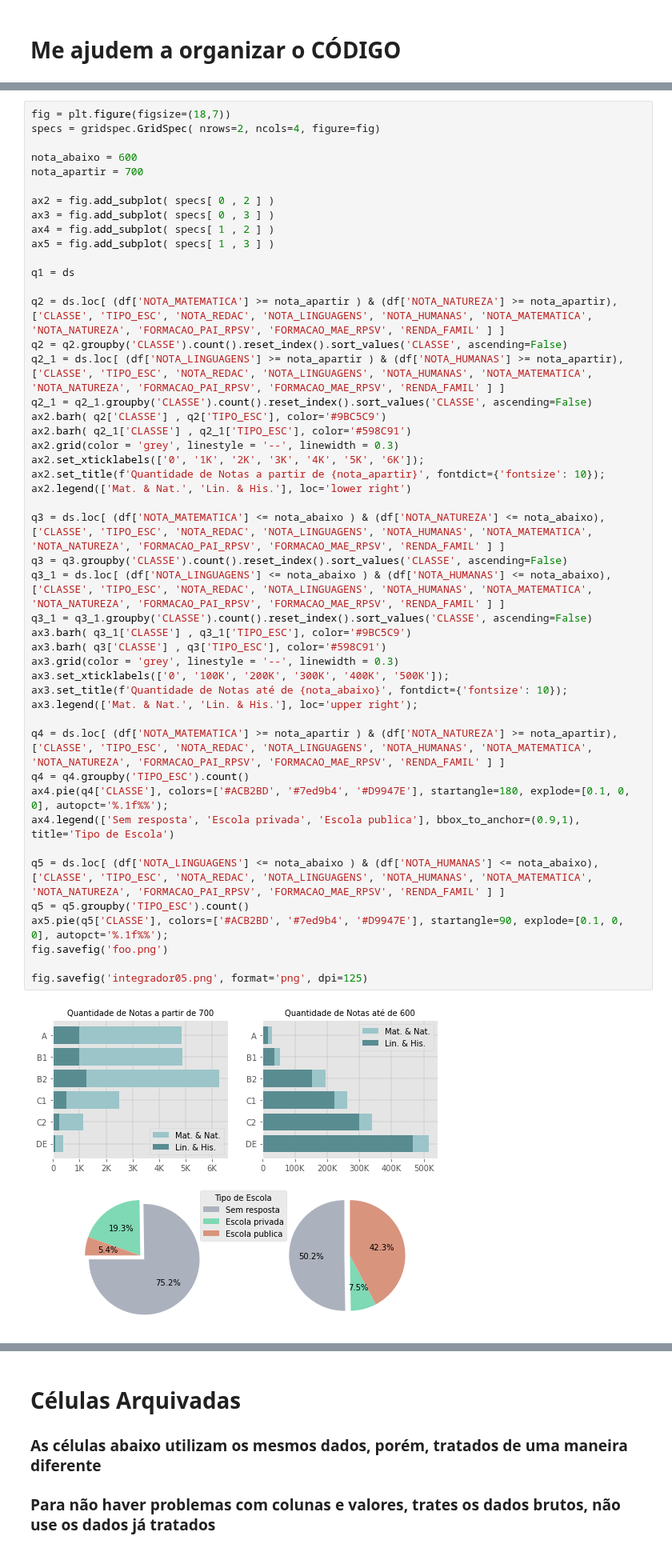
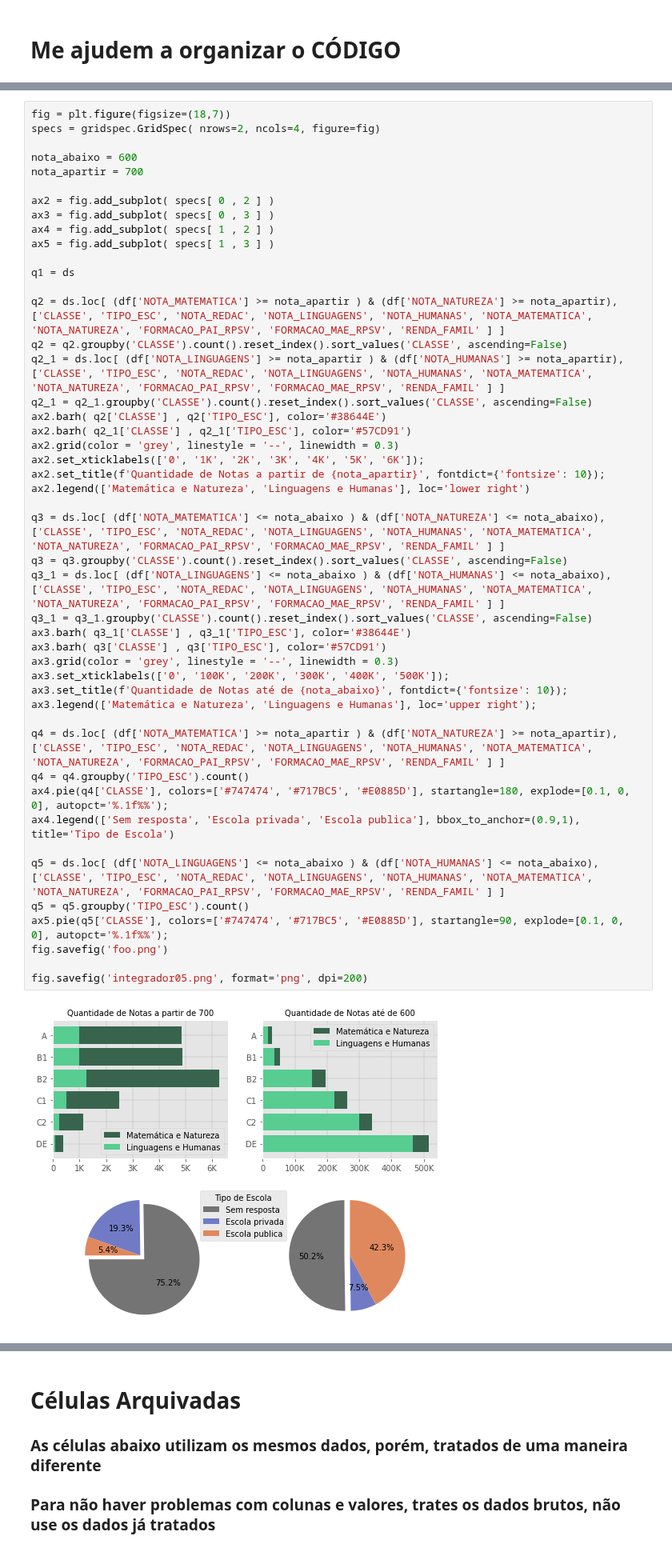
Before and after one commit to gabrielluizone/DS-Integrador-One, a Jupyter notebook: integrador-one.ipynb, the cells around one changed output, grey strips where cells are left out. Shown at 80% size. Cells and saved outputs as stored; diff of their text form.

Commit message:
Kaggle Notebook | Integrador One | Version 60

```diff
--- a/integrador-one.ipynb
+++ b/integrador-one.ipynb
@@ -1047,40 +1014,40 @@ ax3 = fig.add_subplot( specs[ 0 , 3 ] )
 ax4 = fig.add_subplot( specs[ 1 , 2 ] )
 ax5 = fig.add_subplot( specs[ 1 , 3 ] )
 
 q1 = ds
 
 q2 = ds.loc[ (df['NOTA_MATEMATICA'] >= nota_apartir ) & (df['NOTA_NATUREZA'] >= nota_apartir), ['CLASSE', 'TIPO_ESC', 'NOTA_REDAC', 'NOTA_LINGUAGENS', 'NOTA_HUMANAS', 'NOTA_MATEMATICA', 'NOTA_NATUREZA', 'FORMACAO_PAI_RPSV', 'FORMACAO_MAE_RPSV', 'RENDA_FAMIL' ] ]
 q2 = q2.groupby('CLASSE').count().reset_index().sort_values('CLASSE', ascending=False)
 q2_1 = ds.loc[ (df['NOTA_LINGUAGENS'] >= nota_apartir ) & (df['NOTA_HUMANAS'] >= nota_apartir), ['CLASSE', 'TIPO_ESC', 'NOTA_REDAC', 'NOTA_LINGUAGENS', 'NOTA_HUMANAS', 'NOTA_MATEMATICA', 'NOTA_NATUREZA', 'FORMACAO_PAI_RPSV', 'FORMACAO_MAE_RPSV', 'RENDA_FAMIL' ] ]
 q2_1 = q2_1.groupby('CLASSE').count().reset_index().sort_values('CLASSE', ascending=False)
-ax2.barh( q2['CLASSE'] , q2['TIPO_ESC'], color='#9BC5C9')
-ax2.barh( q2_1['CLASSE'] , q2_1['TIPO_ESC'], color='#598C91')
+ax2.barh( q2['CLASSE'] , q2['TIPO_ESC'], color='#38644E')
+ax2.barh( q2_1['CLASSE'] , q2_1['TIPO_ESC'], color='#57CD91')
 ax2.grid(color = 'grey', linestyle = '--', linewidth = 0.3)
 ax2.set_xticklabels(['0', '1K', '2K', '3K', '4K', '5K', '6K']);
 ax2.set_title(f'Quantidade de Notas a partir de {nota_apartir}', fontdict={'fontsize': 10});
-ax2.legend(['Mat. & Nat.', 'Lin. & His.'], loc='lower right')
+ax2.legend(['Matemática e Natureza', 'Linguagens e Humanas'], loc='lower right')
 
 q3 = ds.loc[ (df['NOTA_MATEMATICA'] <= nota_abaixo ) & (df['NOTA_NATUREZA'] <= nota_abaixo), ['CLASSE', 'TIPO_ESC', 'NOTA_REDAC', 'NOTA_LINGUAGENS', 'NOTA_HUMANAS', 'NOTA_MATEMATICA', 'NOTA_NATUREZA', 'FORMACAO_PAI_RPSV', 'FORMACAO_MAE_RPSV', 'RENDA_FAMIL' ] ]
 q3 = q3.groupby('CLASSE').count().reset_index().sort_values('CLASSE', ascending=False)
 q3_1 = ds.loc[ (df['NOTA_LINGUAGENS'] <= nota_abaixo ) & (df['NOTA_HUMANAS'] <= nota_abaixo), ['CLASSE', 'TIPO_ESC', 'NOTA_REDAC', 'NOTA_LINGUAGENS', 'NOTA_HUMANAS', 'NOTA_MATEMATICA', 'NOTA_NATUREZA', 'FORMACAO_PAI_RPSV', 'FORMACAO_MAE_RPSV', 'RENDA_FAMIL' ] ]
 q3_1 = q3_1.groupby('CLASSE').count().reset_index().sort_values('CLASSE', ascending=False)
-ax3.barh( q3_1['CLASSE'] , q3_1['TIPO_ESC'], color='#9BC5C9')
-ax3.barh( q3['CLASSE'] , q3['TIPO_ESC'], color='#598C91')
+ax3.barh( q3_1['CLASSE'] , q3_1['TIPO_ESC'], color='#38644E')
+ax3.barh( q3['CLASSE'] , q3['TIPO_ESC'], color='#57CD91')
 ax3.grid(color = 'grey', linestyle = '--', linewidth = 0.3)
 ax3.set_xticklabels(['0', '100K', '200K', '300K', '400K', '500K']);
 ax3.set_title(f'Quantidade de Notas até de {nota_abaixo}', fontdict={'fontsize': 10});
-ax3.legend(['Mat. & Nat.', 'Lin. & His.'], loc='upper right');
+ax3.legend(['Matemática e Natureza', 'Linguagens e Humanas'], loc='upper right');
 
 q4 = ds.loc[ (df['NOTA_MATEMATICA'] >= nota_apartir ) & (df['NOTA_NATUREZA'] >= nota_apartir), ['CLASSE', 'TIPO_ESC', 'NOTA_REDAC', 'NOTA_LINGUAGENS', 'NOTA_HUMANAS', 'NOTA_MATEMATICA', 'NOTA_NATUREZA', 'FORMACAO_PAI_RPSV', 'FORMACAO_MAE_RPSV', 'RENDA_FAMIL' ] ]
 q4 = q4.groupby('TIPO_ESC').count()
-ax4.pie(q4['CLASSE'], colors=['#ACB2BD', '#7ed9b4', '#D9947E'], startangle=180, explode=[0.1, 0, 0], autopct='%.1f%%');
+ax4.pie(q4['CLASSE'], colors=['#747474', '#717BC5', '#E0885D'], startangle=180, explode=[0.1, 0, 0], autopct='%.1f%%');
 ax4.legend(['Sem resposta', 'Escola privada', 'Escola publica'], bbox_to_anchor=(0.9,1),  title='Tipo de Escola')
 
 q5 = ds.loc[ (df['NOTA_LINGUAGENS'] <= nota_abaixo ) & (df['NOTA_HUMANAS'] <= nota_abaixo), ['CLASSE', 'TIPO_ESC', 'NOTA_REDAC', 'NOTA_LINGUAGENS', 'NOTA_HUMANAS', 'NOTA_MATEMATICA', 'NOTA_NATUREZA', 'FORMACAO_PAI_RPSV', 'FORMACAO_MAE_RPSV', 'RENDA_FAMIL' ] ]
 q5 = q5.groupby('TIPO_ESC').count()
-ax5.pie(q5['CLASSE'], colors=['#ACB2BD', '#7ed9b4', '#D9947E'], startangle=90, explode=[0.1, 0, 0], autopct='%.1f%%');
+ax5.pie(q5['CLASSE'], colors=['#747474', '#717BC5', '#E0885D'], startangle=90, explode=[0.1, 0, 0], autopct='%.1f%%');
 fig.savefig('foo.png')
 
-fig.savefig('integrador05.png', format='png', dpi=125)
+fig.savefig('integrador05.png', format='png', dpi=200)
 # %% [output]
-[figure, old version]
+[figure, new version]
```
Also changed, not shown: parts of 14 cells of this notebook.
